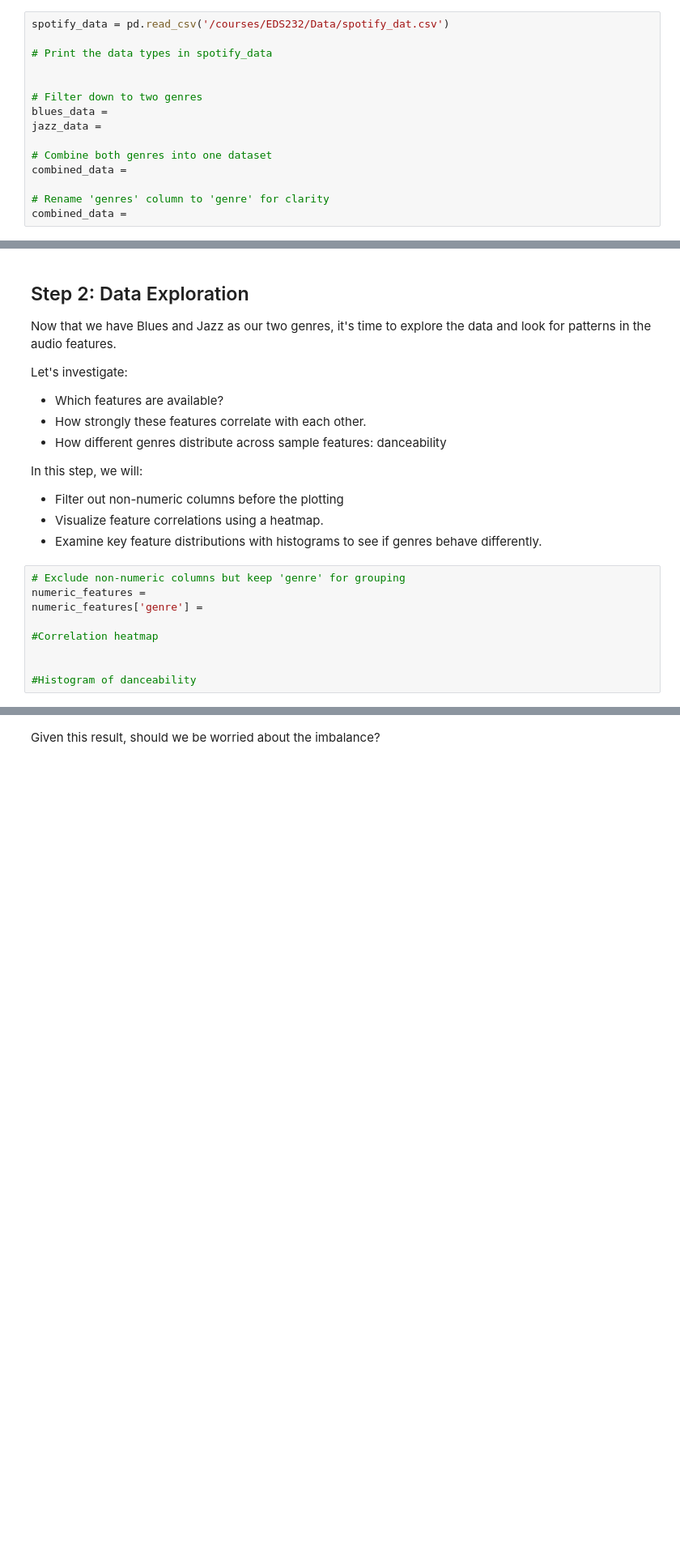
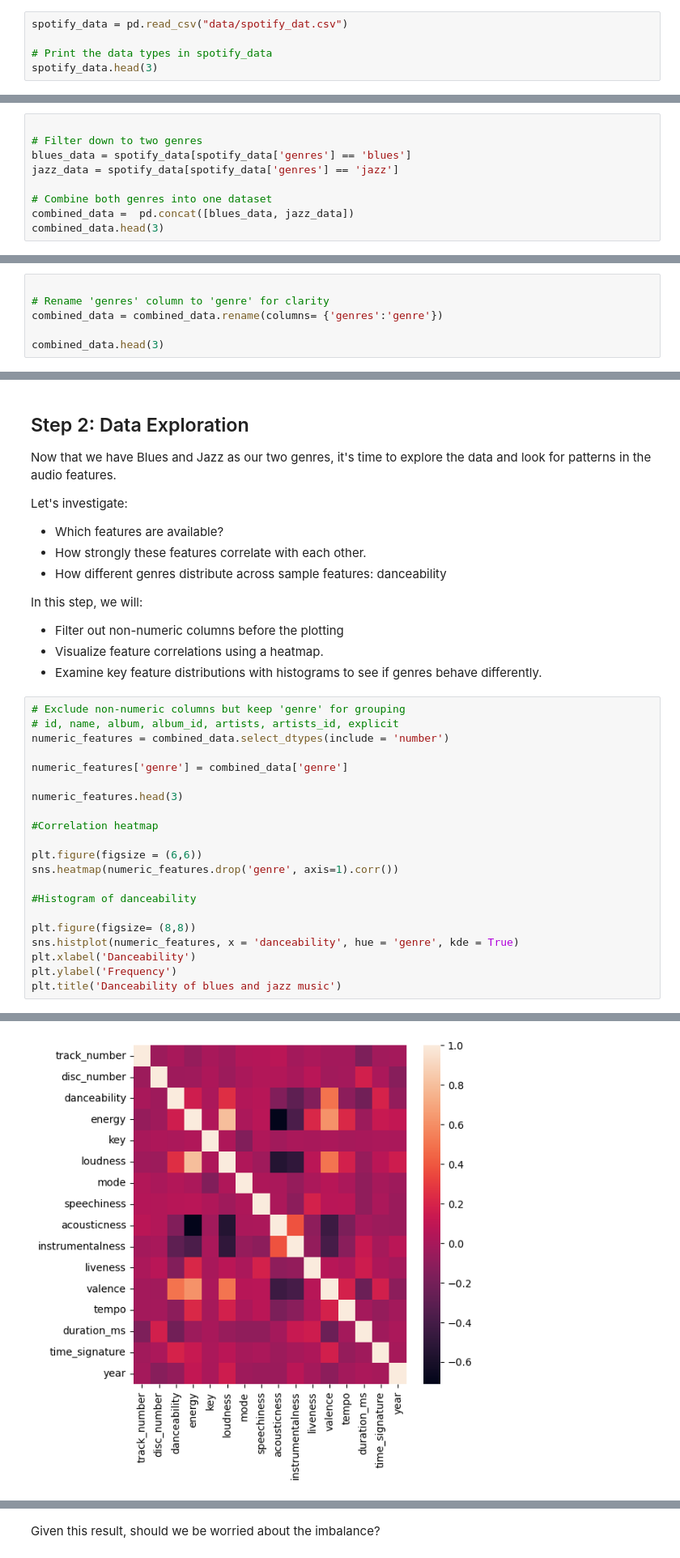
Before and after one commit to tommats00/EDS232-labs, a Jupyter notebook: Week4/lab4-spotify.ipynb, the cells around one changed output, grey strips where cells are left out. Shown at 81% size. Saved outputs shown, nothing was run; the diff lists cells and outputs as text; blank space fills up the shorter version.

Commit message:
graphed confusion matrix and histograms

```diff
--- a/Week4/lab4-spotify.ipynb
+++ b/Week4/lab4-spotify.ipynb
@@ -28,17 +28,7 @@ In this step, you will:
 - Load the dataset
 - Extract only blues and jazz for classification
 # %%
-spotify_data = pd.read_csv('/courses/EDS232/Data/spotify_dat.csv')
+spotify_data = pd.read_csv("data/spotify_dat.csv")
 
 # Print the data types in spotify_data
-
-
-# Filter down to two genres
-blues_data =
-jazz_data =
-
-# Combine both genres into one dataset
-combined_data =
-
-# Rename 'genres' column to 'genre' for clarity
-combined_data =
+spotify_data.head(3)
@@ -44,0 +41,9 @@ combined_data =
+# %%
+
+# Filter down to two genres
+blues_data = spotify_data[spotify_data['genres'] == 'blues']
+jazz_data = spotify_data[spotify_data['genres'] == 'jazz']
+
+# Combine both genres into one dataset
+combined_data =  pd.concat([blues_data, jazz_data])
+combined_data.head(3)
@@ -44,0 +56,6 @@ combined_data =
+# %%
+
+# Rename 'genres' column to 'genre' for clarity
+combined_data = combined_data.rename(columns= {'genres':'genre'})
+
+combined_data.head(3)
@@ -57,10 +80,23 @@ In this step, we will:
 - Examine key feature distributions with histograms to see if genres behave differently.
 # %%
 # Exclude non-numeric columns but keep 'genre' for grouping
-numeric_features =
-numeric_features['genre'] =
+# id, name, album, album_id, artists, artists_id, explicit
+numeric_features = combined_data.select_dtypes(include = 'number')
+
+numeric_features['genre'] = combined_data['genre']
+
+numeric_features.head(3)
 
 #Correlation heatmap
 
+plt.figure(figsize = (6,6))
+sns.heatmap(numeric_features.drop('genre', axis=1).corr())
 
 #Histogram of danceability
+
+plt.figure(figsize= (8,8))
+sns.histplot(numeric_features, x = 'danceability', hue = 'genre', kde = True)
+plt.xlabel('Danceability')
+plt.ylabel('Frequency')
+plt.title('Danceability of blues and jazz music')
+# %% [output]
@@ -66,0 +104 @@ numeric_features['genre'] =
+[figure, added]
```
Also changed, not shown: parts of 4 cells of this notebook.
